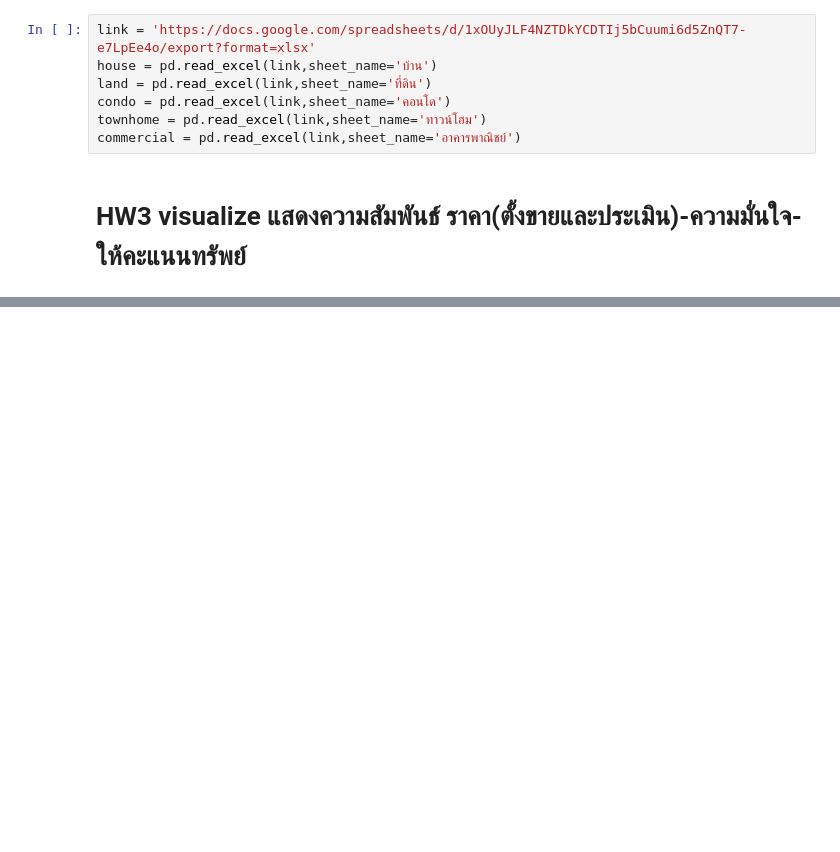
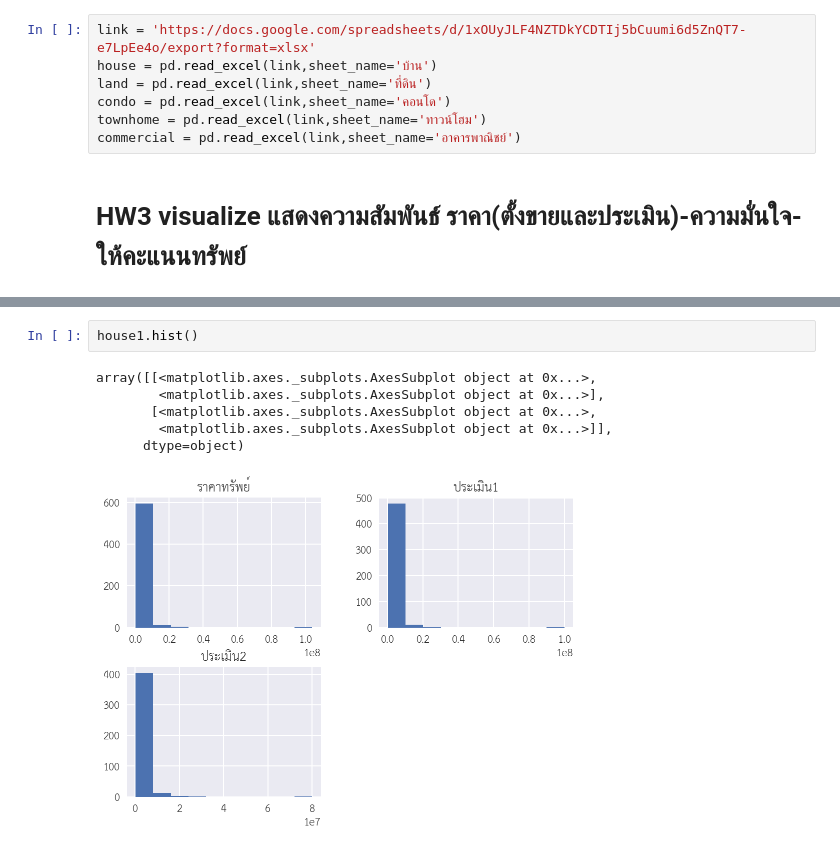
Before and after one commit to InwARMSelviAXE/bsc_dpdm22, a Jupyter notebook: [dataprep1]property_estimator.ipynb, the cells around one changed output, grey strips where cells are left out. Cells and saved outputs as stored; diff of their text form; blank space fills up the shorter version.

```diff
--- a/[dataprep1]property_estimator.ipynb
+++ b/[dataprep1]property_estimator.ipynb
@@ -1904,0 +2060,9 @@ commercial = pd.read_excel(link,sheet_name='อาคารพาณิชย์
+# %%
+house1.hist()
+# %% [output]
+array([[<matplotlib.axes._subplots.AxesSubplot object at 0x...>,
+        <matplotlib.axes._subplots.AxesSubplot object at 0x...>],
+       [<matplotlib.axes._subplots.AxesSubplot object at 0x...>,
+        <matplotlib.axes._subplots.AxesSubplot object at 0x...>]],
+      dtype=object)
+[figure, added]
```
Also changed, not shown: parts of 49 cells of this notebook.
